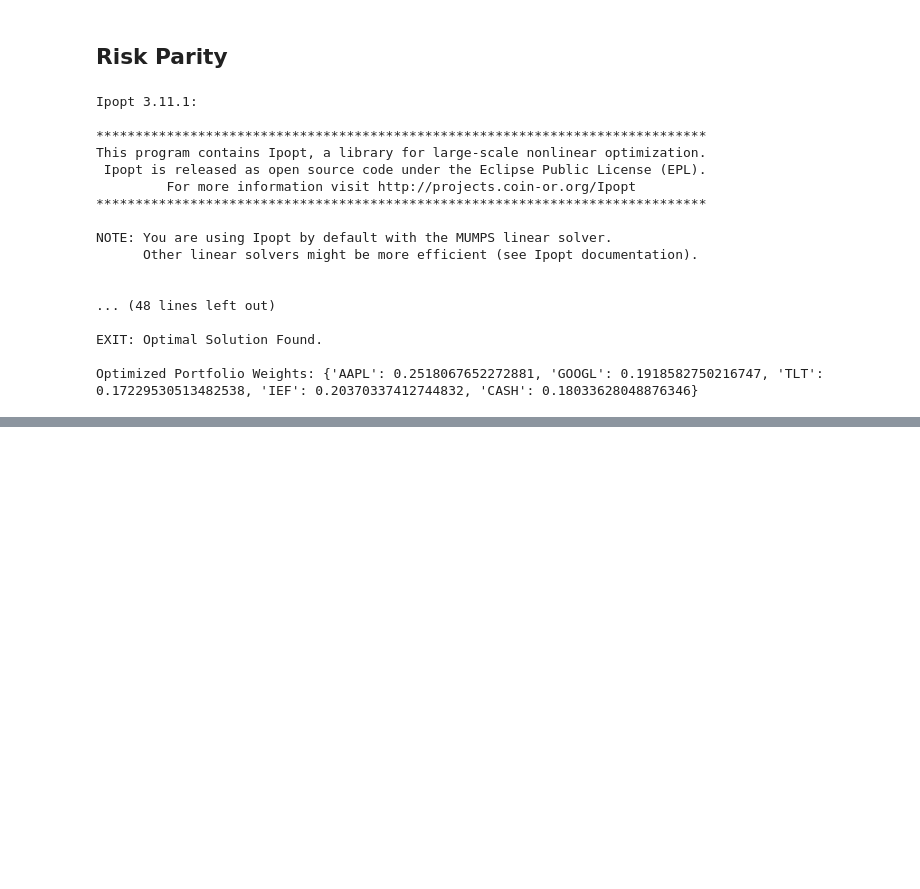
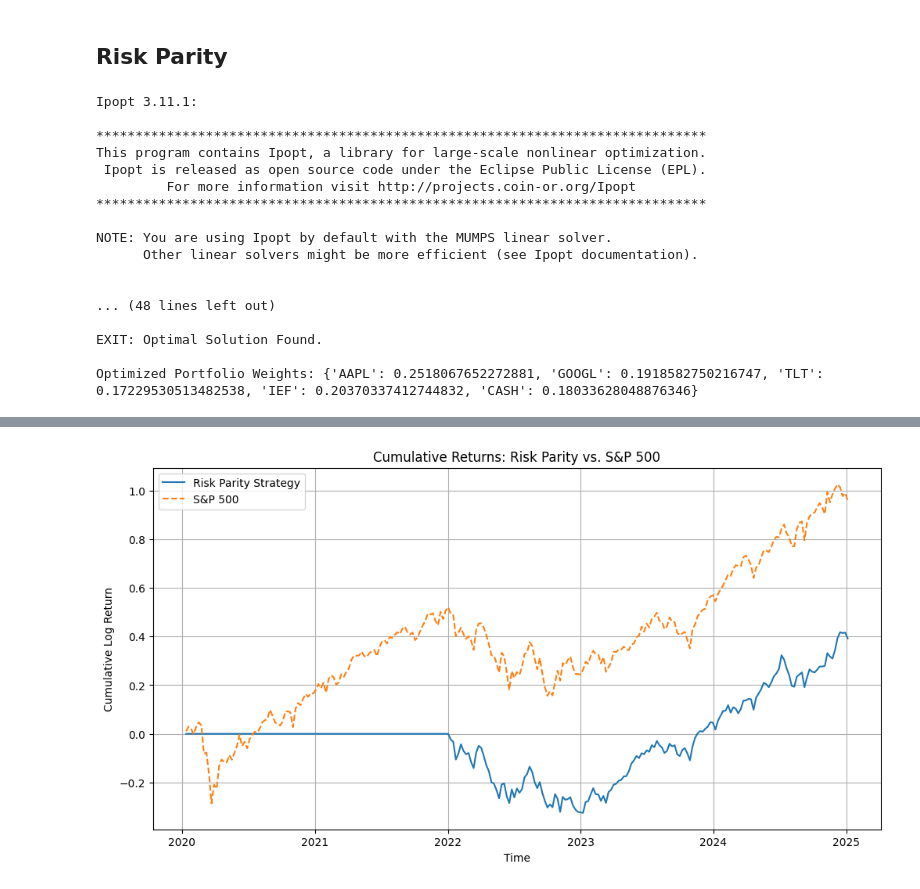
Before and after one commit to paulprayer110/stockprediction, a Jupyter notebook: AssetAllocation.ipynb, the cells around one changed output, grey strips where cells are left out. Cells and saved outputs as stored; diff of their text form; code cells hidden in the pictures; blank space fills up the shorter version.

Commit message:
risk parity rebalancing strategy added

```diff
--- a/AssetAllocation.ipynb
+++ b/AssetAllocation.ipynb
@@ -117,0 +225,95 @@ optimal_weights
+# %%
+import numpy as np
+import pandas as pd
+import yfinance as yf
+import matplotlib.pyplot as plt
+from arch import arch_model
+from sklearn.neural_network import MLPRegressor
+from sklearn.preprocessing import StandardScaler
+from pyomo.environ import *
+
+# Step 1: Download Data
+TICKERS = ["AAPL", "MSFT", "GOOGL", "AMZN", "JPM", "SPY"]  # Last one is benchmark
+START_DATE = "2020-01-01"
+END_DATE = "2025-01-01"
+data = yf.download(TICKERS, start=START_DATE, end=END_DATE)["Close"].dropna()
+
+# Step 2: Compute Weekly Log Returns
+data_weekly = data.resample('W').last()
+log_returns = np.log(data_weekly / data_weekly.shift(1)).dropna()
+log_returns_sp500 = log_returns.pop("SPY")  # Benchmark
+
+# Step 3: Forecast Returns & Volatility using GARCH-NAR (Rolling Window)
+rolling_window = 104  # 2 years of weekly data
+forecasted_returns = pd.DataFrame(index=log_returns.index, columns=log_returns.columns)
+forecasted_volatility = pd.DataFrame(index=log_returns.index, columns=log_returns.columns)
+
+for t in range(rolling_window, len(log_returns)):
+    train_data = log_returns.iloc[t - rolling_window:t]
+
+    for asset in log_returns.columns:
+        # GARCH(1,1) Volatility Forecasting
+        garch_model = arch_model(train_data[asset], vol='Garch', p=1, q=1, mean='Zero')
+        garch_fit = garch_model.fit(disp='off')
+        forecasted_volatility.loc[log_returns.index[t], asset] = garch_fit.forecast(horizon=1).variance.iloc[-1, 0]**0.5
+
+        # NAR Model (MLP)
+        scaler = StandardScaler()
+        X_train = scaler.fit_transform(np.arange(len(train_data)).reshape(-1, 1))
+        y_train = train_data[asset].values
+
+        nar_model = MLPRegressor(hidden_layer_sizes=(10,), max_iter=500, random_state=42)
+        nar_model.fit(X_train, y_train)
+
+        X_test = scaler.transform(np.array([[len(train_data)]]))
+        forecasted_returns.loc[log_returns.index[t], asset] = nar_model.predict(X_test)[0]
+
+# Step 4: Risk Parity Optimization (Rebalancing Every 8 Weeks)
+rebalance_freq = 8
+portfolio_weights = pd.DataFrame(index=log_returns.index, columns=log_returns.columns)
+
+for t in range(rolling_window, len(log_returns), rebalance_freq):
+    current_vol = forecasted_volatility.iloc[t].dropna()
+
+    model = ConcreteModel()
+    model.assets = Set(initialize=current_vol.index)
+    model.w = Var(model.assets, domain=NonNegativeReals)
+
+    def risk_contribution_rule(model, i):
+        return model.w[i] * current_vol[i] == (1 / len(model.assets)) * sum(model.w[j] * current_vol[j] for j in model.assets)
+
+    model.risk_parity = Constraint(model.assets, rule=risk_contribution_rule)
+    model.total_weight = Constraint(expr=sum(model.w[i] for i in model.assets) == 1)
+    model.objective = Objective(expr=0, sense=minimize)  # Dummy objective
+
+    solver = SolverFactory('ipopt')
+    solver.solve(model)
+
+    weights = {}
+    total_weight = sum(model.w[j]() for j in model.assets if model.w[j]() is not None)
+
+    if total_weight is not None and total_weight > 0:
+        weights = {i: (model.w[i]() / total_weight) if model.w[i]() is not None else 0 for i in model.assets}
+    else:
+        weights = {i: 1 / len(model.assets) for i in model.assets}  # Equal weights fallback
+
+    portfolio_weights.iloc[t] = weights
+
+portfolio_weights.fillna(method='ffill', inplace=True)  # Carry forward last allocation
+
+# Step 5: Compute Strategy Performance
+portfolio_returns = (portfolio_weights * log_returns).sum(axis=1)
+cumulative_returns = np.exp(portfolio_returns.cumsum()) - 1
+cumulative_returns_sp500 = np.exp(log_returns_sp500.cumsum()) - 1
+
+# Step 6: Plot Results
+plt.figure(figsize=(12, 6))
+plt.plot(cumulative_returns, label='Risk Parity Strategy')
+plt.plot(cumulative_returns_sp500, label='S&P 500', linestyle='dashed')
+plt.legend()
+plt.title('Cumulative Returns: Risk Parity vs. S&P 500')
+plt.xlabel('Time')
+plt.ylabel('Cumulative Log Return')
+plt.grid()
+plt.show()
+# %% [output]
@@ -117,0 +374 @@ optimal_weights
+[figure, added]
```
Also changed, not shown: parts of 6 cells of this notebook, 10 other files.
